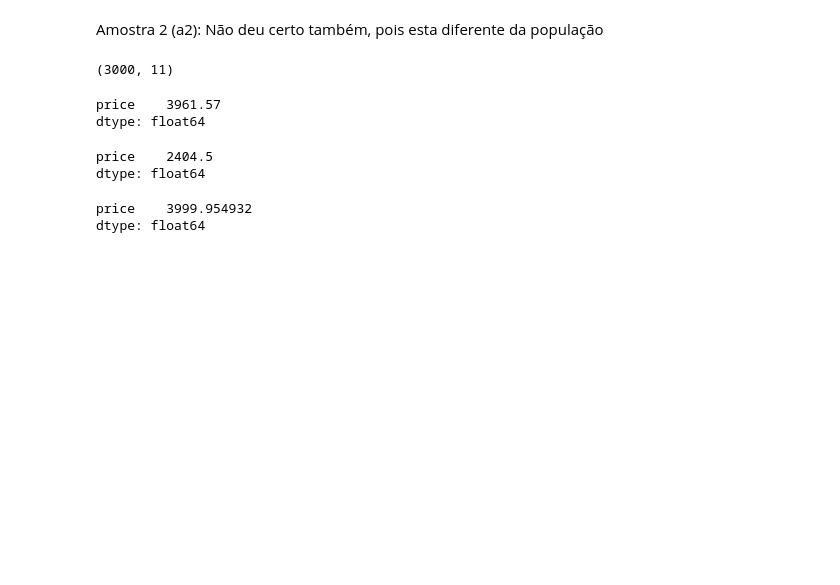
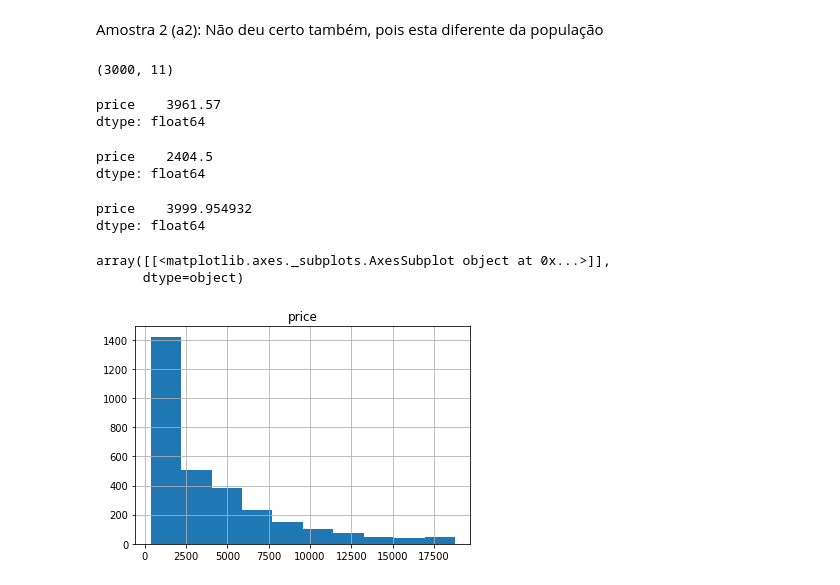
Before and after one commit to RhaSeimoha/data-science-fiap, a Jupyter notebook: Aula1.ipynb, the cells around one changed output. Cells and saved outputs as stored; diff of their text form; code cells hidden in the pictures; blank space fills up the shorter version.

```diff
--- a/Aula1.ipynb
+++ b/Aula1.ipynb
@@ -121,3 +121,10 @@ a3[["price"]].std()
 # %% [output]
 price    3999.954932
 dtype: float64
+# %%
+#gera o histograma
+a3[["price"]].hist()
+# %% [output]
+array([[<matplotlib.axes._subplots.AxesSubplot object at 0x...>]],
+      dtype=object)
+[figure, added]
```
Also changed, not shown: parts of 3 cells of this notebook.
